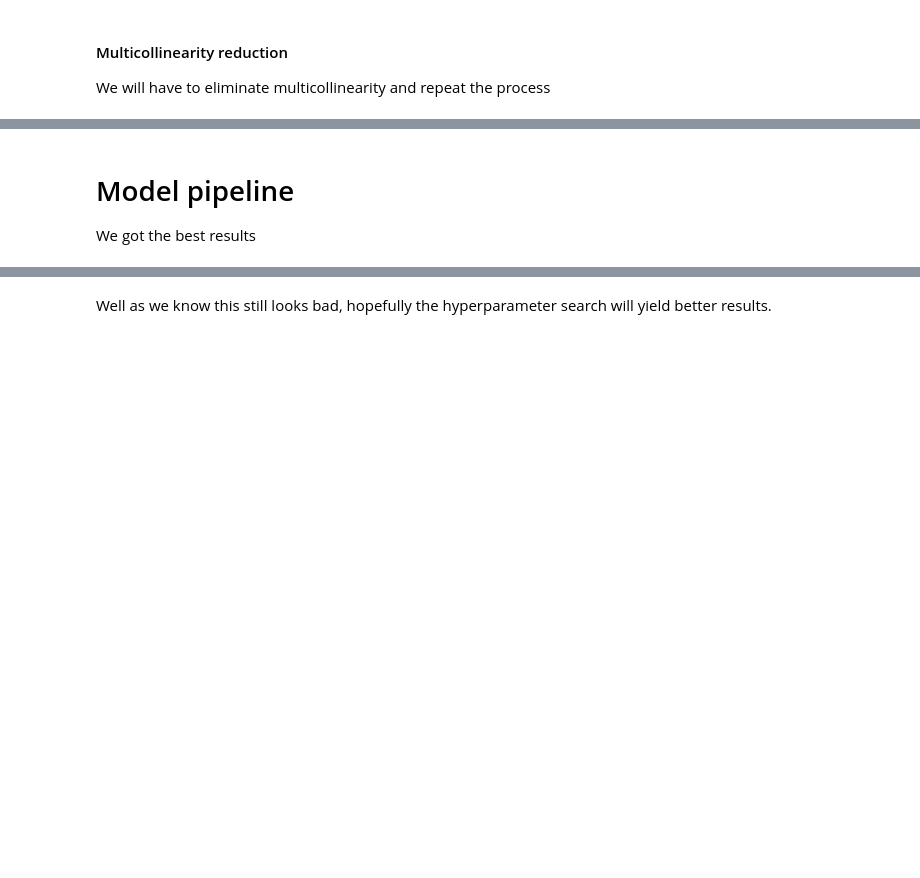
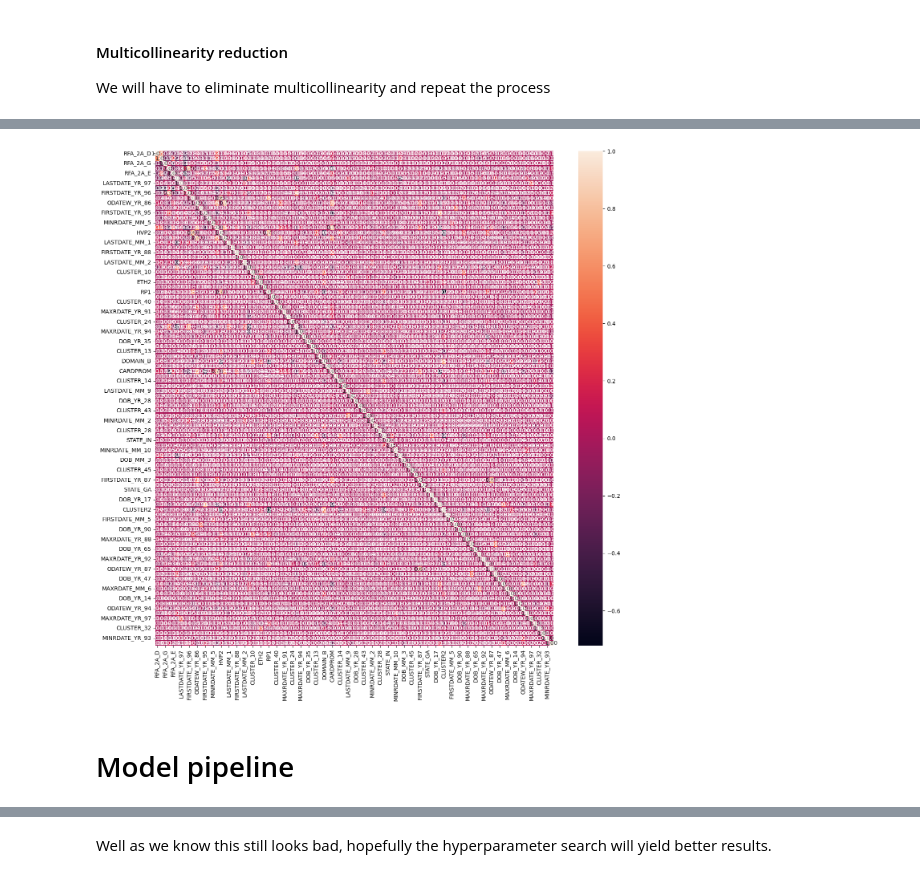
Before and after one commit to GiancarloSanna/lab-random-forests, a Jupyter notebook: 1. Lab Random Forest.ipynb, the cells around one changed output, grey strips where cells are left out. Cells and saved outputs as stored; diff of their text form; code cells hidden in the pictures; blank space fills up the shorter version.

```diff
--- a/1. Lab Random Forest.ipynb
+++ b/1. Lab Random Forest.ipynb
@@ -463,0 +369,6 @@ X__test_selected = X_test[collist].copy()
+# %%
+# We create a correlation matrix from the sorted dataframe
+corr_matrix = X_train_over.corr()
+# %%
+# We create a list of the columns to drop with a correkation over the threshhold
+drop_temp = multicor_elim(corr_matrix,0.8)
@@ -463,0 +377,3 @@ X__test_selected = X_test[collist].copy()
+# %%
+X_train_over = X_train_over.drop(drop_temp,axis = 1)
+X_test = X_test.drop(drop_temp,axis = 1)
@@ -463,0 +400,3 @@ X__test_selected = X_test[collist].copy()
+# %%
+# We try with fewer columns
+model = SelectKBest(chi2, k=100).fit(X_train_over, y_train_over)
@@ -463,0 +427,5 @@ X__test_selected = X_test[collist].copy()
+# %%
+# We extract the 100 best columns, we just wnat the list of columns, the correlation matrix can be ignored.
+collist = corr_check(model,X_train_over, 100)
+# %% [output]
+[figure, added]
@@ -464,6 +436,5 @@ X__test_selected = X_test[collist].copy()
 # %% [markdown]
 # Model pipeline
-We got the best results
 # %%
 from sklearn.model_selection import cross_validate
 # %%
```
Also changed, not shown: parts of 41 cells of this notebook.
